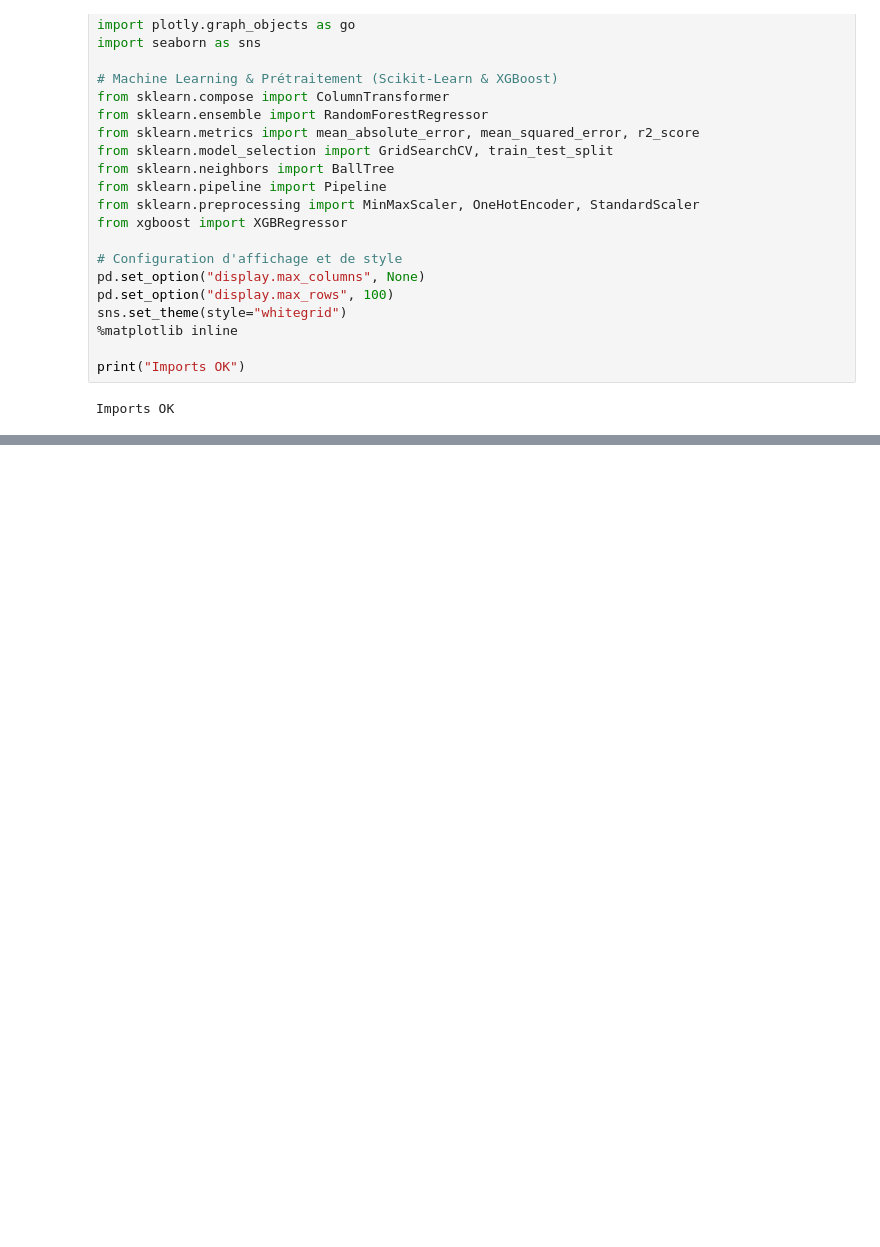
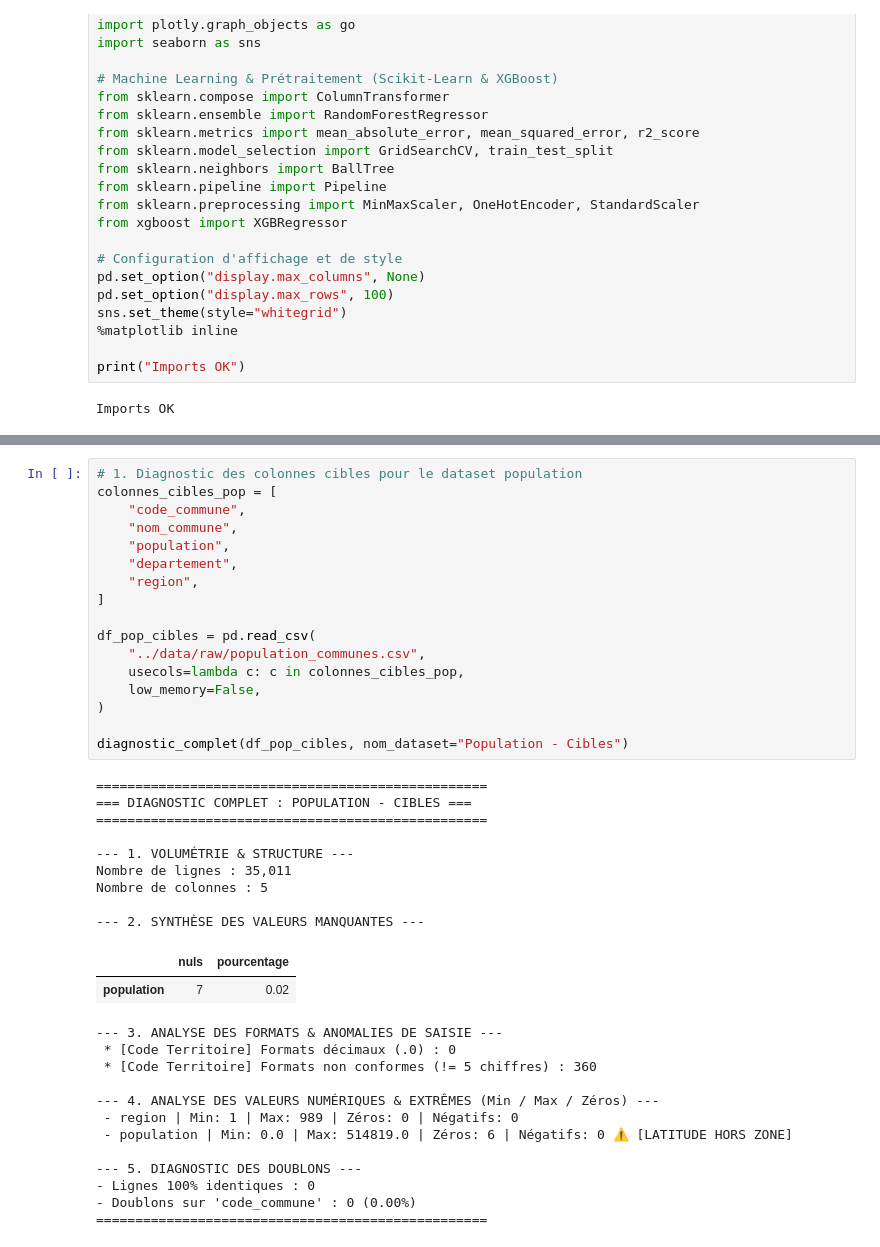
Before and after one commit to CharmelleG/irve-bornes-recharge-ml_Charmelle, a Jupyter notebook: src/01_eda_cleaning.ipynb, the cells around one changed output, grey strips where cells are left out. Cells and saved outputs as stored; diff of their text form; blank space fills up the shorter version.

```diff
--- a/src/01_eda_cleaning.ipynb
+++ b/src/01_eda_cleaning.ipynb
@@ -647,0 +687,41 @@ Le tableau ci-dessous résume l'impact des différentes phases du pipeline sur l
+# %%
+# 1. Diagnostic des colonnes cibles pour le dataset population
+colonnes_cibles_pop = [
+    "code_commune",
+    "nom_commune",
+    "population",
+    "departement",
+    "region",
+]
+
+df_pop_cibles = pd.read_csv(
+    "../data/raw/population_communes.csv",
+    usecols=lambda c: c in colonnes_cibles_pop,
+    low_memory=False,
+)
+
+diagnostic_complet(df_pop_cibles, nom_dataset="Population - Cibles")
+# %% [output]
+==================================================
+=== DIAGNOSTIC COMPLET : POPULATION - CIBLES ===
+==================================================
+
+--- 1. VOLUMÉTRIE & STRUCTURE ---
+Nombre de lignes : 35,011
+Nombre de colonnes : 5
+
+--- 2. SYNTHÈSE DES VALEURS MANQUANTES ---
+|  | nuls | pourcentage |
+| population | 7 | 0.02 |
+--- 3. ANALYSE DES FORMATS & ANOMALIES DE SAISIE ---
+ * [Code Territoire] Formats décimaux (.0) : 0
+ * [Code Territoire] Formats non conformes (!= 5 chiffres) : 360
+
+--- 4. ANALYSE DES VALEURS NUMÉRIQUES & EXTRÊMES (Min / Max / Zéros) ---
+ - region | Min: 1 | Max: 989 | Zéros: 0 | Négatifs: 0
+ - population | Min: 0.0 | Max: 514819.0 | Zéros: 6 | Négatifs: 0 ⚠️ [LATITUDE HORS ZONE]
+
+--- 5. DIAGNOSTIC DES DOUBLONS ---
+- Lignes 100% identiques : 0
+- Doublons sur 'code_commune' : 0 (0.00%)
+==================================================
```
Also changed, not shown: parts of 14 cells of this notebook, 4 other files.
